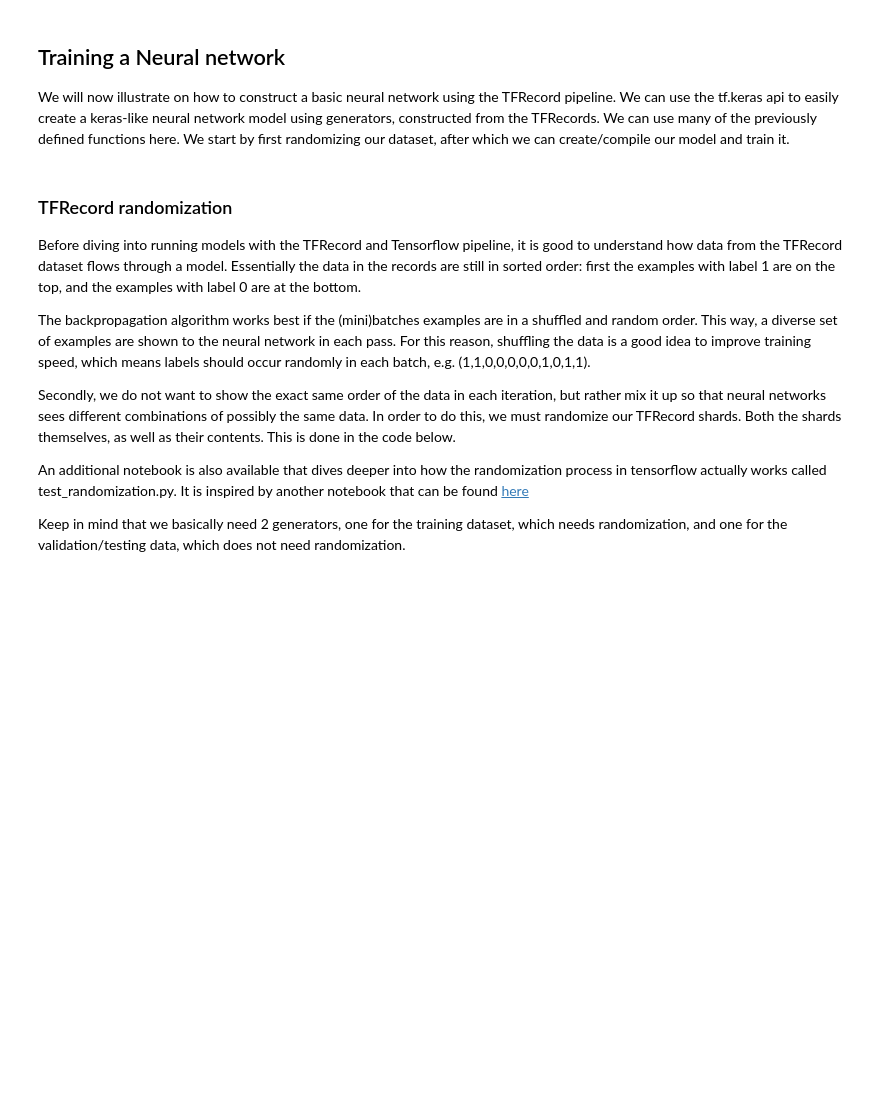
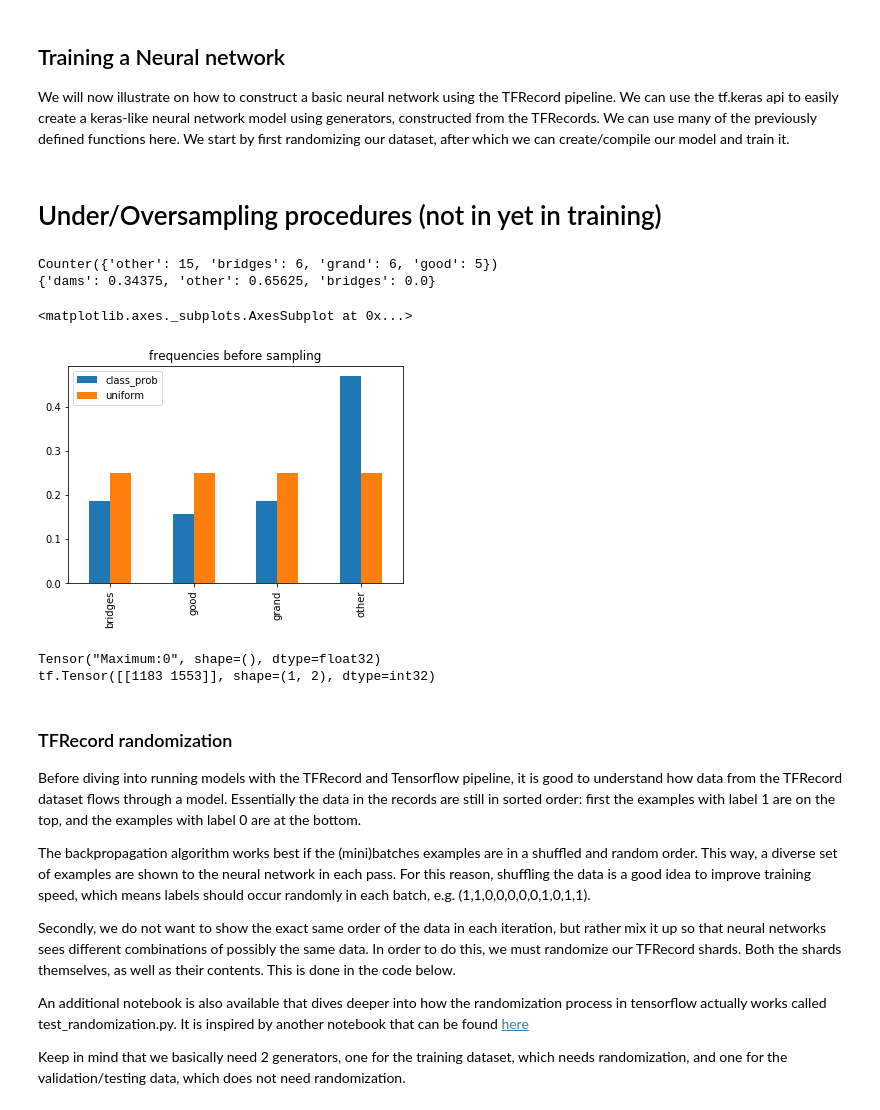
Before and after one commit to C0NSor18/dam_detection, a Jupyter notebook: dam_detection.ipynb, the cells around one changed output. Drawn from its saved outputs; the diff is of its cells as text; code cells hidden in the pictures; blank space fills up the shorter version.

```diff
--- a/dam_detection.ipynb
+++ b/dam_detection.ipynb
@@ -725,3 +782,5 @@ dirs_files = [(x,y) for x,y in [(newdirs[0], x_train), (newdirs[1], x_val), (new
 ## Training a Neural network
 We will now illustrate on how to construct a basic neural network using the TFRecord pipeline. We can use the tf.keras api to easily create a keras-like neural network model using generators, constructed from the TFRecords.
 We can use many of the previously defined functions here. We start by first randomizing our dataset, after which we can create/compile our model and train it.
+# %% [markdown]
+# Under/Oversampling procedures (not in yet in training)
@@ -727,0 +790,35 @@ We can use many of the previously defined functions here. We start by first rand
+# %%
+#print(x_train)
+string_lst = ['grand', 'other', 'bridges', 'good']
+prog = re.compile(r"(?=("+'|'.join(string_lst)+r"))")
+results = Counter(np.array([prog.findall(x) for x in x_train]).flatten())
+
+num_classes = 2
+
+class_counts = results
+print(class_counts)
+total_counts = sum(class_counts.values())
+
+probs = {}
+
+probs['dams'] = (class_counts['grand'] + class_counts['good']) / total_counts
+if num_classes == 2:
+    # dams and other (including bridges)
+    probs['other'] =(class_counts['other'] + class_counts['bridges'] ) / total_counts
+elif num_classes ==3:
+    # bridges as separate classifier
+    probs['bridges'] = class_counts['bridges'] / total_counts
+    probs['other'] = class_counts['other'] / total_counts
+
+print(probs)
+
+df = pandas.DataFrame()
+df['class_prob'] = pandas.DataFrame.from_dict(class_counts, orient='index')[0]
+df['uniform'] = 1
+df = df/df.sum(0)
+df.sort_index().plot(kind='bar', title='frequencies before sampling')
+# %% [output]
+Counter({'other': 15, 'bridges': 6, 'grand': 6, 'good': 5})
+{'dams': 0.34375, 'other': 0.65625, 'bridges': 0.0}
+<matplotlib.axes._subplots.AxesSubplot at 0x...>
+[figure, added]
@@ -728,3 +842,22 @@ We can use many of the previously defined functions here. We start by first rand
+# %%
+TARGET_SIZE= [61, 61]
+BUFFER_SIZE= 3000
+CHANNELS = ['B4', 'B3', 'B2', 'NDWI', 'AVE']
+STRETCH_COLORSPACE=True
+BATCH_SIZE = 32
+AUGMENTATIONS = [flip, rotate]
+class_target_prob = 0.5
+
+dataset = random(x_train, TARGET_SIZE, BUFFER_SIZE, CHANNELS )
+
+x = [0, 0]
+for img,label in dataset:
+    x += label
+
+print(x)
+# %% [output]
+Tensor("Maximum:0", shape=(), dtype=float32)
+tf.Tensor([[1183 1553]], shape=(1, 2), dtype=int32)
 # %% [markdown]
 ### TFRecord randomization
 Before diving into running models with the TFRecord and Tensorflow pipeline, it is good to understand how data from the TFRecord dataset flows through a model. Essentially the data in the records are still in sorted order: first the examples with label 1 are on the top, and the examples with label 0 are at the bottom.
```
Also changed, not shown: parts of 12 cells of this notebook, 10 other files.
